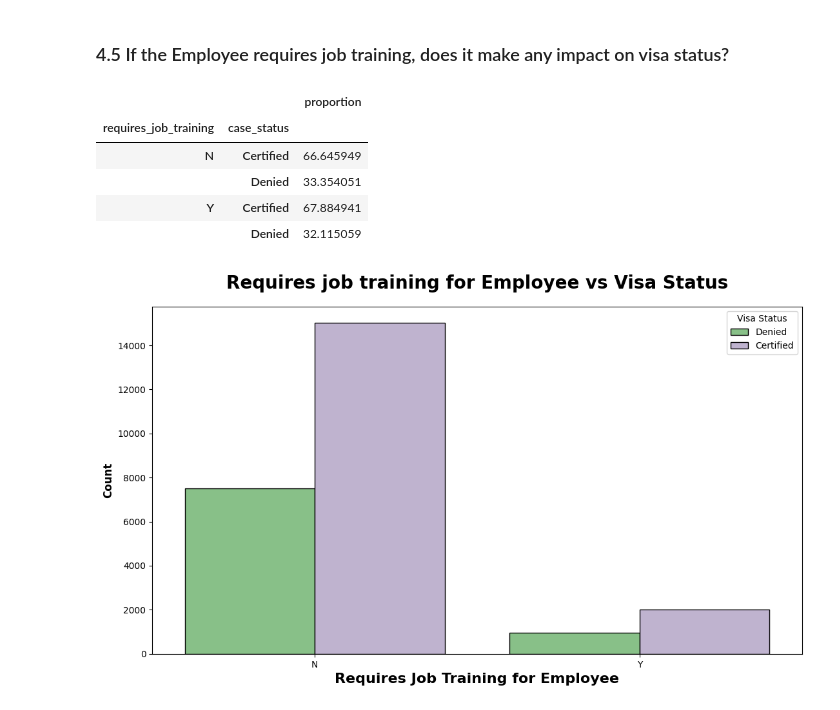
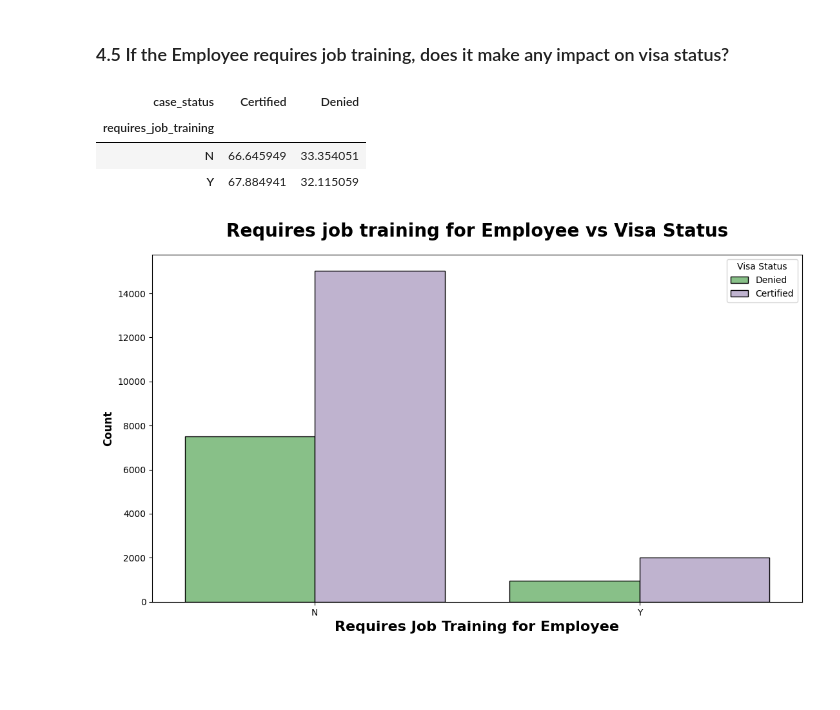
Before and after one commit to banerjee-sarnab/US_Visa_Approval_Prediction, a Jupyter notebook: Notebooks/EDA.ipynb, the cells around one changed output. Saved outputs shown, nothing was run; the diff lists cells and outputs as text; code cells hidden in the pictures; blank space fills up the shorter version.

```diff
--- a/Notebooks/EDA.ipynb
+++ b/Notebooks/EDA.ipynb
@@ -494,14 +519,23 @@ plt.show()
 ### 4.5 If the Employee requires job training, does it make any impact on visa status?
 # %%
 #group data by requires_job_training and count case_status
-df.groupby('requires_job_training')['case_status'].value_counts(normalize=True).to_frame()*100
+pivot = df.pivot_table(
+    index='requires_job_training',
+    columns='case_status',
+    aggfunc='size',
+    fill_value=0
+)
+
+# Convert to row-wise percentage
+pivot_pct = pivot.div(pivot.sum(axis=1), axis=0) * 100
+pivot_pct
+
+# df.groupby('requires_job_training')['case_status'].value_counts(normalize=True).to_frame()*100
 # %% [output]
-|  |  | proportion |
-| requires_job_training | case_status |  |
-| N | Certified | 66.645949 |
-|  | Denied | 33.354051 |
-| Y | Certified | 67.884941 |
-|  | Denied | 32.115059 |
+| case_status | Certified | Denied |
+| requires_job_training |  |  |
+| N | 66.645949 | 33.354051 |
+| Y | 67.884941 | 32.115059 |
 # %%
 plt.subplots(figsize=(13,7))
 sns.countplot(x="requires_job_training",hue="case_status", data=df, ec= "black",palette="Accent")
```
Also changed, not shown: parts of 8 cells of this notebook, 4 other files.
